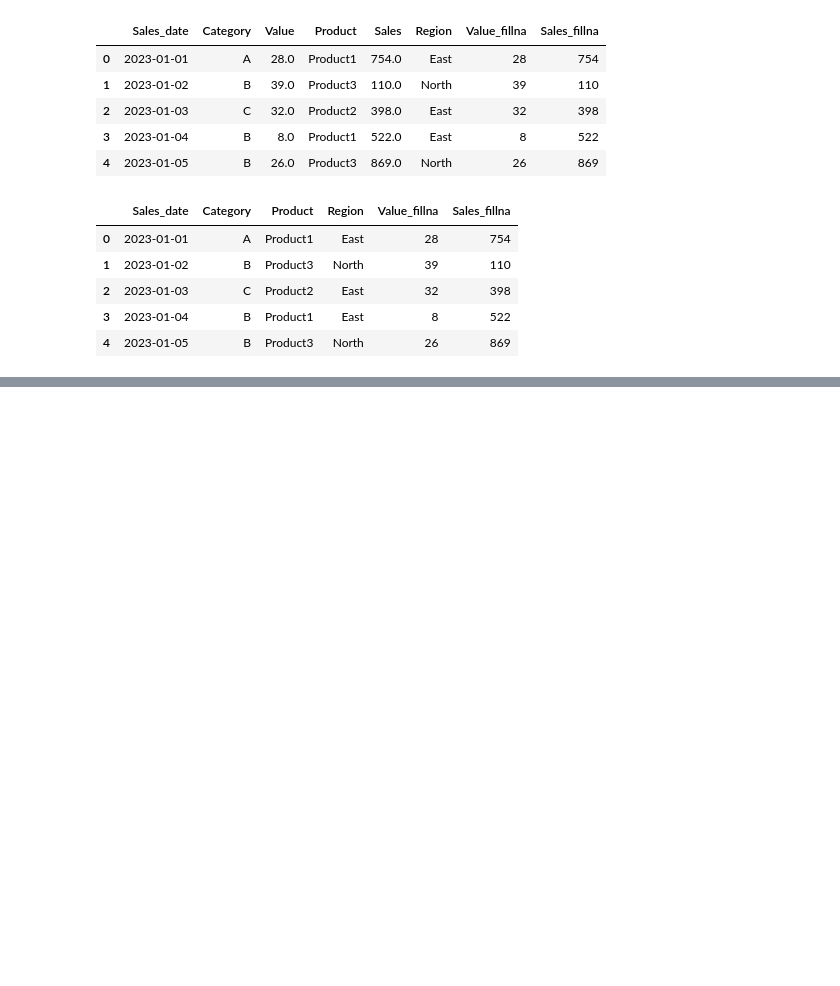
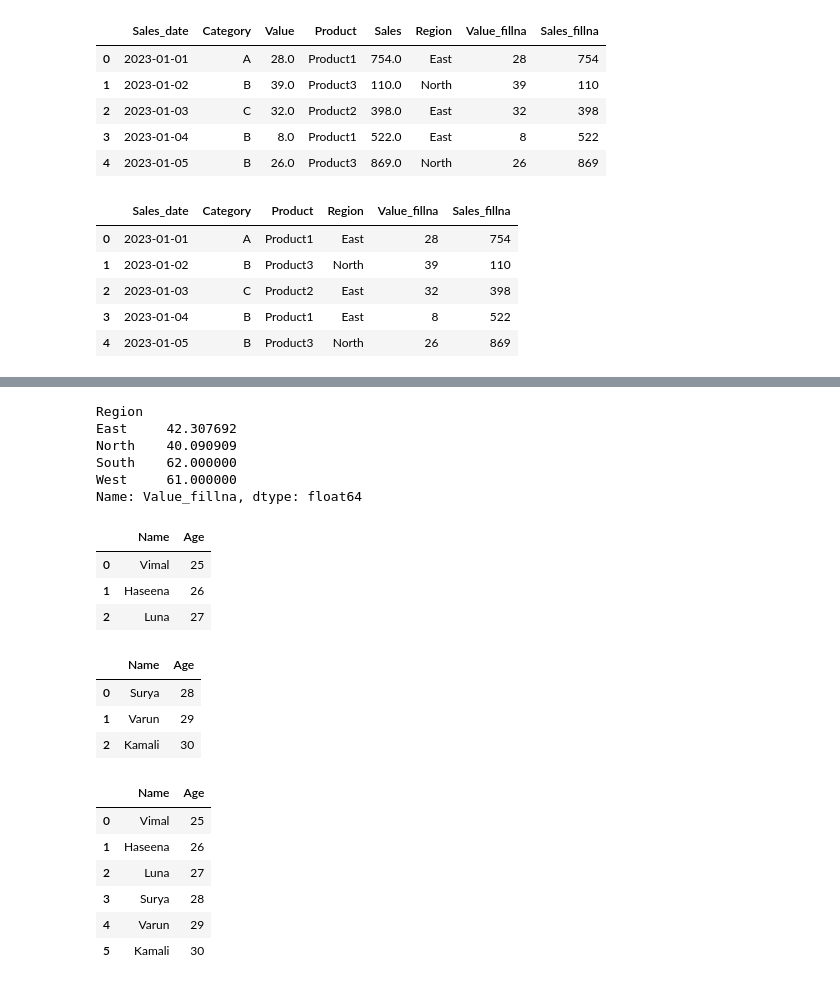
Before and after one commit to VimalVarun/Python-Practice-Files, a Jupyter notebook: Data Analysis with python/Numpy_in_pthon.ipynb, the cells around one changed output, grey strips where cells are left out. Drawn from its saved outputs; the diff is of its cells as text; code cells hidden in the pictures; blank space fills up the shorter version.

```diff
--- a/Data Analysis with python/Numpy_in_pthon.ipynb
+++ b/Data Analysis with python/Numpy_in_pthon.ipynb
@@ -818,0 +902,11 @@ df.head()
+# %%
+##Agregate multiple functions
+grouped_agg =df.groupby("Region")["Value_fillna"].agg("mean","median", "sum", "count")
+print(grouped_agg)
+# %% [output]
+Region
+East     42.307692
+North    40.090909
+South    62.000000
+West     61.000000
+Name: Value_fillna, dtype: float64
@@ -818,0 +916,25 @@ df.head()
+# %%
+df1
+# %% [output]
+|  | Name | Age |
+| 0 | Vimal | 25 |
+| 1 | Haseena | 26 |
+| 2 | Luna | 27 |
+# %%
+df2
+# %% [output]
+|  | Name | Age |
+| 0 | Surya | 28 |
+| 1 | Varun | 29 |
+| 2 | Kamali | 30 |
+# %%
+df3 = pd.concat([df1, df2], ignore_index=True)
+df3
+# %% [output]
+|  | Name | Age |
+| 0 | Vimal | 25 |
+| 1 | Haseena | 26 |
+| 2 | Luna | 27 |
+| 3 | Surya | 28 |
+| 4 | Varun | 29 |
+| 5 | Kamali | 30 |
```
Also changed, not shown: parts of 20 cells of this notebook.
